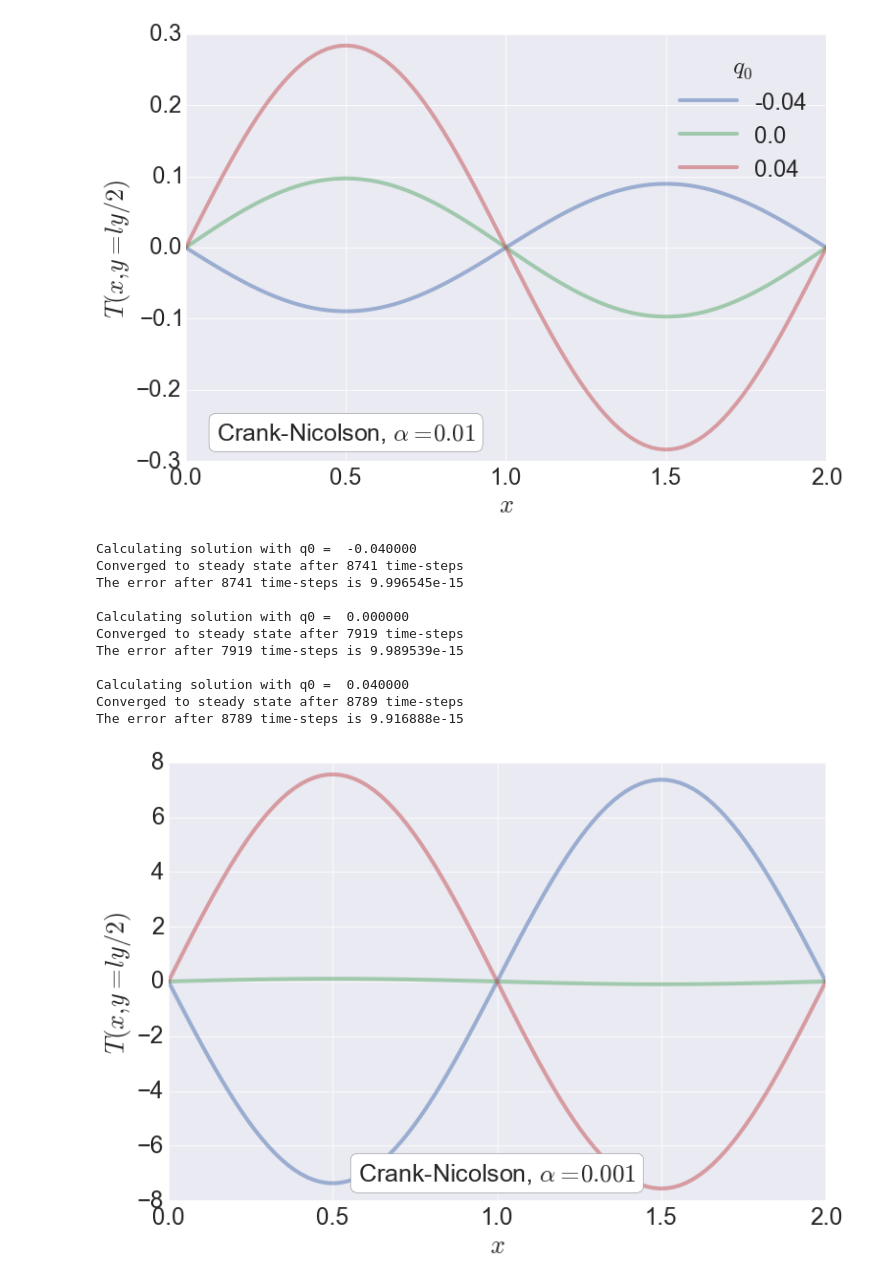
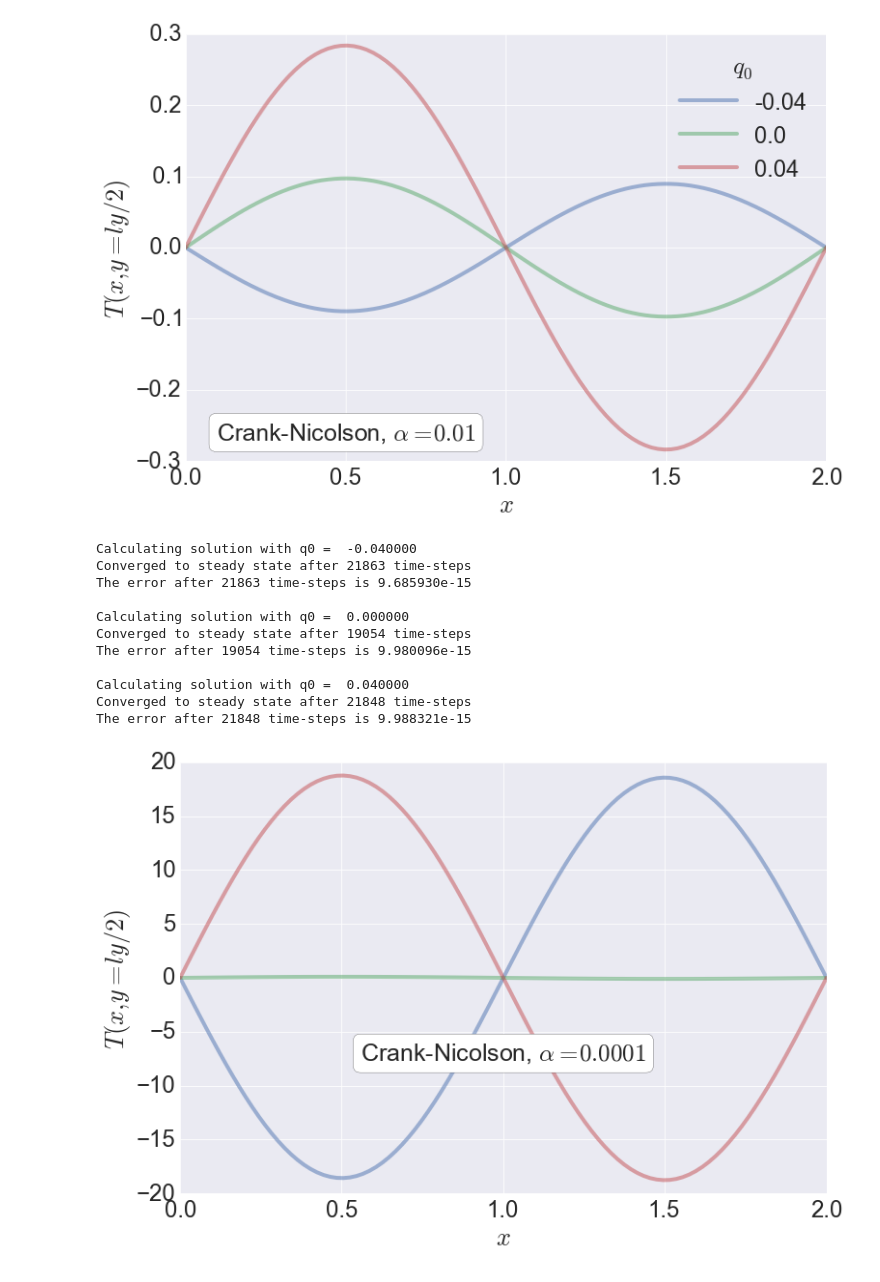
Before and after one commit to cesar-rocha/mae290b, a Jupyter notebook: hw/project/mae290b_project.ipynb, the cells around one changed output. Drawn from its saved outputs; the diff is of its cells as text; code cells hidden in the pictures.

```diff
--- a/hw/project/mae290b_project.ipynb
+++ b/hw/project/mae290b_project.ipynb
@@ -185,12 +184,14 @@ f0 = initial(N)
 ### Now integrate the equation: $q_0 = -0.04,\,0,\,0.04$
 # %%
 q0 = np.array([-0.04,0.,0.04])
+f0 = initial(N)
 f = np.empty((q0.size,N-1))
+
 
 for i in range(q0.size):
     print "Calculating solution with q0 =  %f" %q0[i]
     q = source(q0=q0[i],a=10,ly=2.,N=N)
-    f[i,:] = my_ode(rhs_diff_source,f0,q,0,5,dt,dy,N=10,alpha=alpha,steady=True,debug=True)
+    f[i,:] = my_ode(rhs_diff_source,f0,q,0,5,dt,dy,N=N,alpha=alpha,steady=True,debug=True)
     print " "
 # %% [output]
 Calculating solution with q0 =  -0.040000
@@ -290,7 +254,7 @@ test_thomas()
 # %% [output]
 My Thomas is working just fine!
 # %%
-def my_ode_cn(F,f0,q,t0,tf,dt,dy,N=10,k=1.,lx=2.,ly=2.,alpha=0.01,steady=True,Nmax=100000,tol=1.e-14,debug=False):
+def my_ode_cn(f0,q,t0,tf,dt,dy,N=10,k=1.,lx=2.,ly=2.,alpha=0.01,steady=True,Nmax=100000,tol=1.e-14,debug=False):
 
     '''
         Solve the system of ODEs that results from discretizing the
@@ -306,8 +270,8 @@ def my_ode_cn(F,f0,q,t0,tf,dt,dy,N=10,k=1.,lx=2.,ly=2.,alpha=0.01,steady=True,Nm
 
         Inputs
         ----------------------------------------------------------
-        F  :: function that represents the RHS of the system
         f0 :: N by 1 array of initial condition
+        q  :: N by 1 arrat with the source
     '''
 
     # compute constants
@@ -386,7 +350,7 @@ dt = 1.
 for i in range(q0.size):
     print "Calculating solution with q0 =  %f" %q0[i]
     q = source(q0=q0[i],a=10,ly=2.,N=N)
-    fcn[i,:] = my_ode_cn(rhs_diff_source,f0,q,0,5,dt,dy,N=N,alpha=alpha,steady=True,debug=True)
+    fcn[i,:] = my_ode_cn(f0,q,0,5,dt,dy,N=N,alpha=alpha,steady=True,debug=True)
     print " "
 # %% [output]
 Calculating solution with q0 =  -0.040000
@@ -419,41 +383,41 @@ plt.savefig('Tcn_y1.eps')
 [figure]
 # %%
 fcn2 = np.empty((q0.size,N-1))
-dt = .25
-alpha = 0.001
+dt = 1.
+alpha = 0.0001
 for i in range(q0.size):
     print "Calculating solution with q0 =  %f" %q0[i]
     q = source(q0=q0[i],a=10,ly=2.,N=N)
-    fcn2[i,:] = my_ode_cn(rhs_diff_source,f0,q,0,5,dt,dy,N=10,alpha=alpha,steady=True,debug=True)
+    fcn2[i,:] = my_ode_cn(f0,q,0,5,dt,dy,N=10,alpha=alpha,steady=True,debug=True)
     print " "
 # %% [output]
 Calculating solution with q0 =  -0.040000
-Converged to steady state after 8741 time-steps
-The error after 8741 time-steps is 9.996545e-15
+Converged to steady state after 21863 time-steps
+The error after 21863 time-steps is 9.685930e-15
 
 Calculating solution with q0 =  0.000000
-Converged to steady state after 7919 time-steps
-The error after 7919 time-steps is 9.989539e-15
+Converged to steady state after 19054 time-steps
+The error after 19054 time-steps is 9.980096e-15
 
 Calculating solution with q0 =  0.040000
-Converged to steady state after 8789 time-steps
-The error after 8789 time-steps is 9.916888e-15
+Converged to steady state after 21848 time-steps
+The error after 21848 time-steps is 9.988321e-15
 # %%
 x = np.linspace(0,lx,100)
 Tcn2 = np.array(np.matrix(fcn2[:,N/2]).T*np.matrix(np.sin(2*pi*k*x/lx)))
 # %%
 fig=plt.figure(figsize=(12,8))
 plt.plot(x,Tcn2[0,:],label=str(q0[0]),linewidth=lw,alpha=aph)
 plt.plot(x,Tcn2[1,:],label=str(q0[1]),linewidth=lw,alpha=aph)
 plt.plot(x,Tcn2[2,:],label=str(q0[2]),linewidth=lw,alpha=aph)
 plt.xlabel(r'$x$')
 plt.ylabel(r'$T(x,y=ly/2)$')
-plt.text(1., -7, r"Crank-Nicolson, $\alpha = 0.001$", size=25, rotation=0.,\
+plt.text(1., -7, r"Crank-Nicolson, $\alpha = 0.0001$", size=25, rotation=0.,\
             ha="center", va="center",\
             bbox = dict(boxstyle="round",ec='k',fc='w'))
 plt.savefig('Tcn2_y1.eps')
 # %% [output]
-[figure, old version]
+[figure, new version]
 # %%
 fig=plt.figure(figsize=(12,8))
 plt.plot(x,Tcn2[1,:],label=str(q0[1]),linewidth=lw,alpha=aph,color='g')
```
Also changed, not shown: parts of 19 cells of this notebook, 1 other file.
